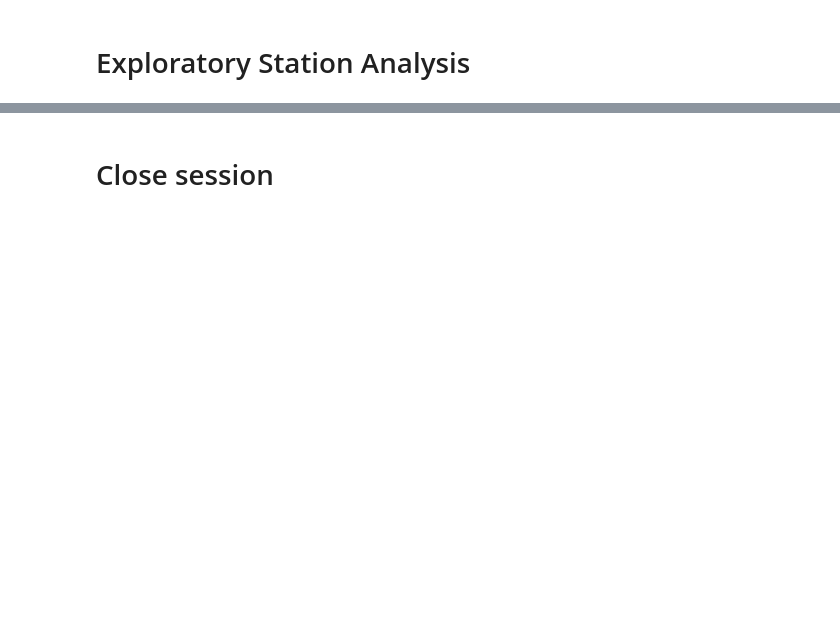
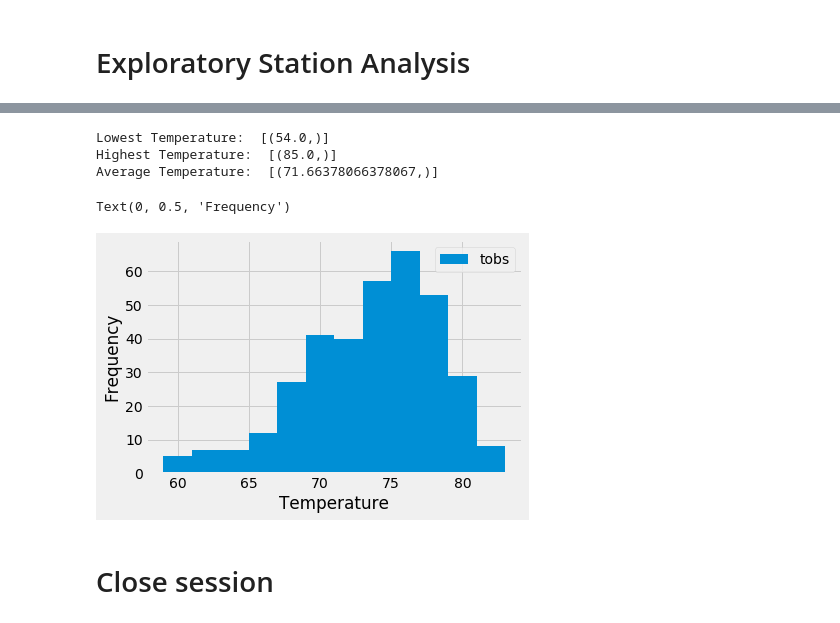
Before and after one commit to lynnlee2002/sqlalchemy-challenge, a Jupyter notebook: SurfsUp/climate_starter.ipynb, the cells around one changed output, grey strips where cells are left out. Saved outputs shown, nothing was run; the diff lists cells and outputs as text; code cells hidden in the pictures; blank space fills up the shorter version.

Commit message:
2nd plot

```diff
--- a/SurfsUp/climate_starter.ipynb
+++ b/SurfsUp/climate_starter.ipynb
@@ -111,6 +126,34 @@ Name: precipitation, dtype: float64
+# %%
+# Using the most active station id from the previous query, calculate the lowest, highest, and average temperature.
+lowest_temp = session.query(func.min(Measurement.tobs)).filter(Measurement.station == 'USC00519281').all()
+highest_temp = session.query(func.max(Measurement.tobs)).filter(Measurement.station == 'USC00519281').all()
+ave_temp = session.query(func.avg(Measurement.tobs)).filter(Measurement.station == 'USC00519281').all()
+print("Lowest Temperature: ", lowest_temp)
+print("Highest Temperature: ", highest_temp)
+print("Average Temperature: ", ave_temp)
+# %% [output]
+Lowest Temperature:  [(54.0,)]
+Highest Temperature:  [(85.0,)]
+Average Temperature:  [(71.66378066378067,)]
 # %%
 # Using the most active station id
 # Query the last 12 months of temperature observation data for this station and plot the results as a histogram
+past_yr_temp = session.query(Measurement.tobs).\
+                        filter(Measurement.station == "USC00519281").\
+                        filter(Measurement.date >= year_ago).all()
+
+# Create the dataframe for the 12-month observation
+past_yr_df = pd.DataFrame(past_yr_temp, columns = ['tobs'])
+
+# Plot the histogram
+past_yr_df.plot.hist(bins=12)
+
+# Add labels
+plt.xlabel('Temperature')
+plt.ylabel('Frequency')
+# %% [output]
+Text(0, 0.5, 'Frequency')
+[figure, added]
 # %% [markdown]
 # Close session
 # %%
```
Also changed, not shown: parts of 5 cells of this notebook.
